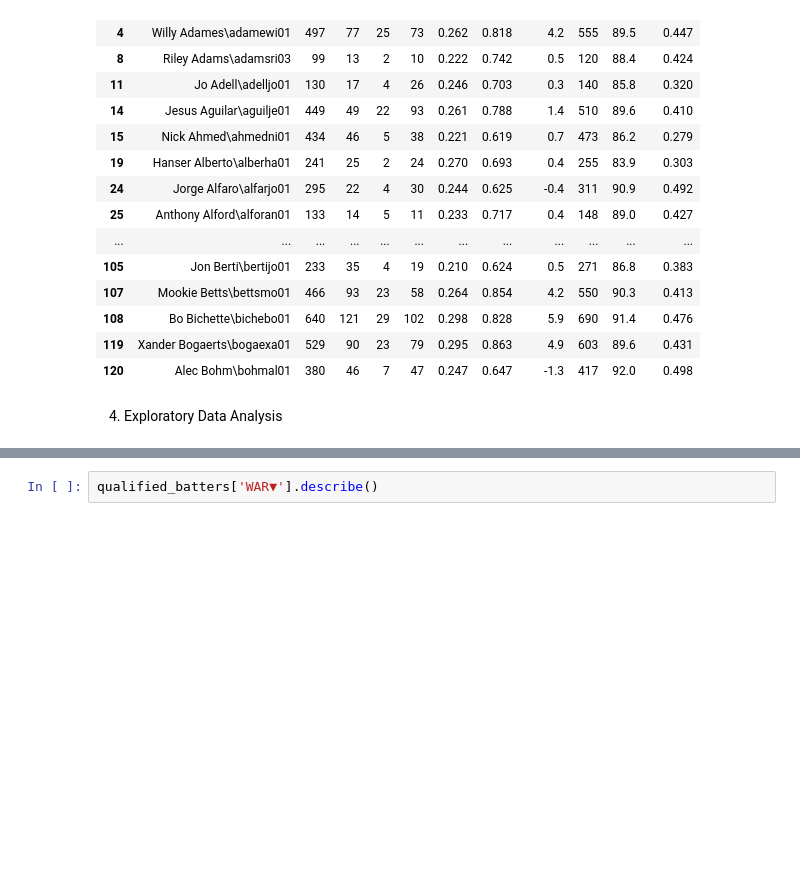
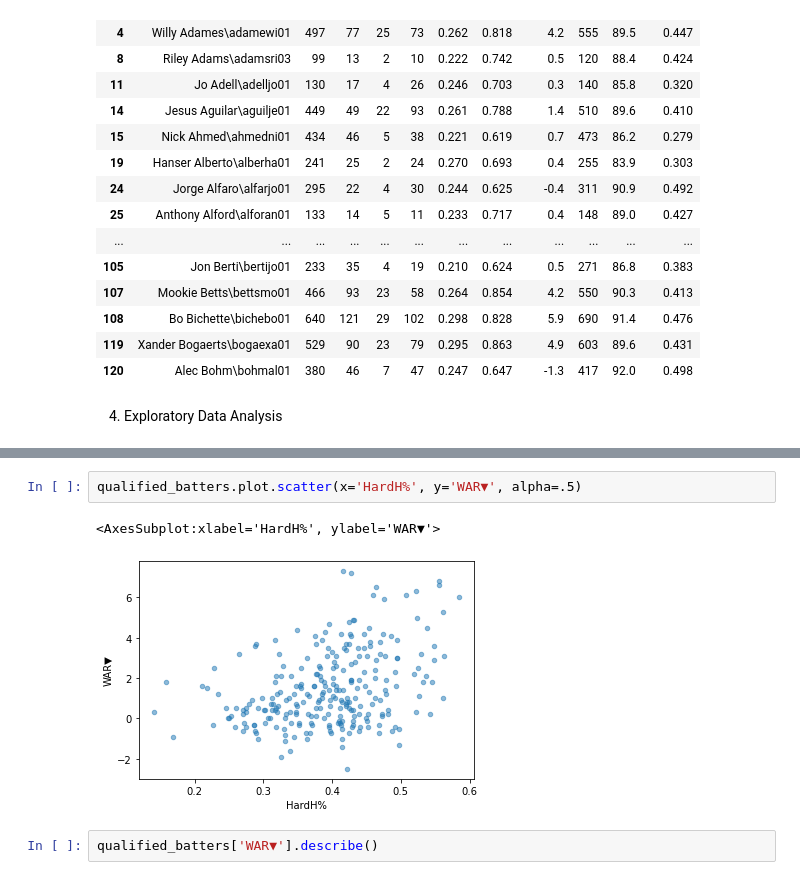
Before and after one commit to nrossidb/MLB-hard-hits-to-player-value, a Jupyter notebook: code_and_data/01_cleaning_and_eda.ipynb, the cells around one changed output, grey strips where cells are left out. Saved outputs shown, nothing was run; the diff lists cells and outputs as text; blank space fills up the shorter version.

Commit message:
Added more data visualizations and analysis

```diff
--- a/code_and_data/01_cleaning_and_eda.ipynb
+++ b/code_and_data/01_cleaning_and_eda.ipynb
@@ -227,3 +257,8 @@ Let's get an idea of our data distribution for our selected variables
+# %%
+qualified_batters.plot.scatter(x='HardH%', y='WAR▼', alpha=.5)
+# %% [output]
+<AxesSubplot:xlabel='HardH%', ylabel='WAR▼'>
+[figure, added]
 # %%
 qualified_batters['WAR▼'].describe()
 # %% [output]
```
Also changed, not shown: parts of 11 cells of this notebook, 1 other file.
